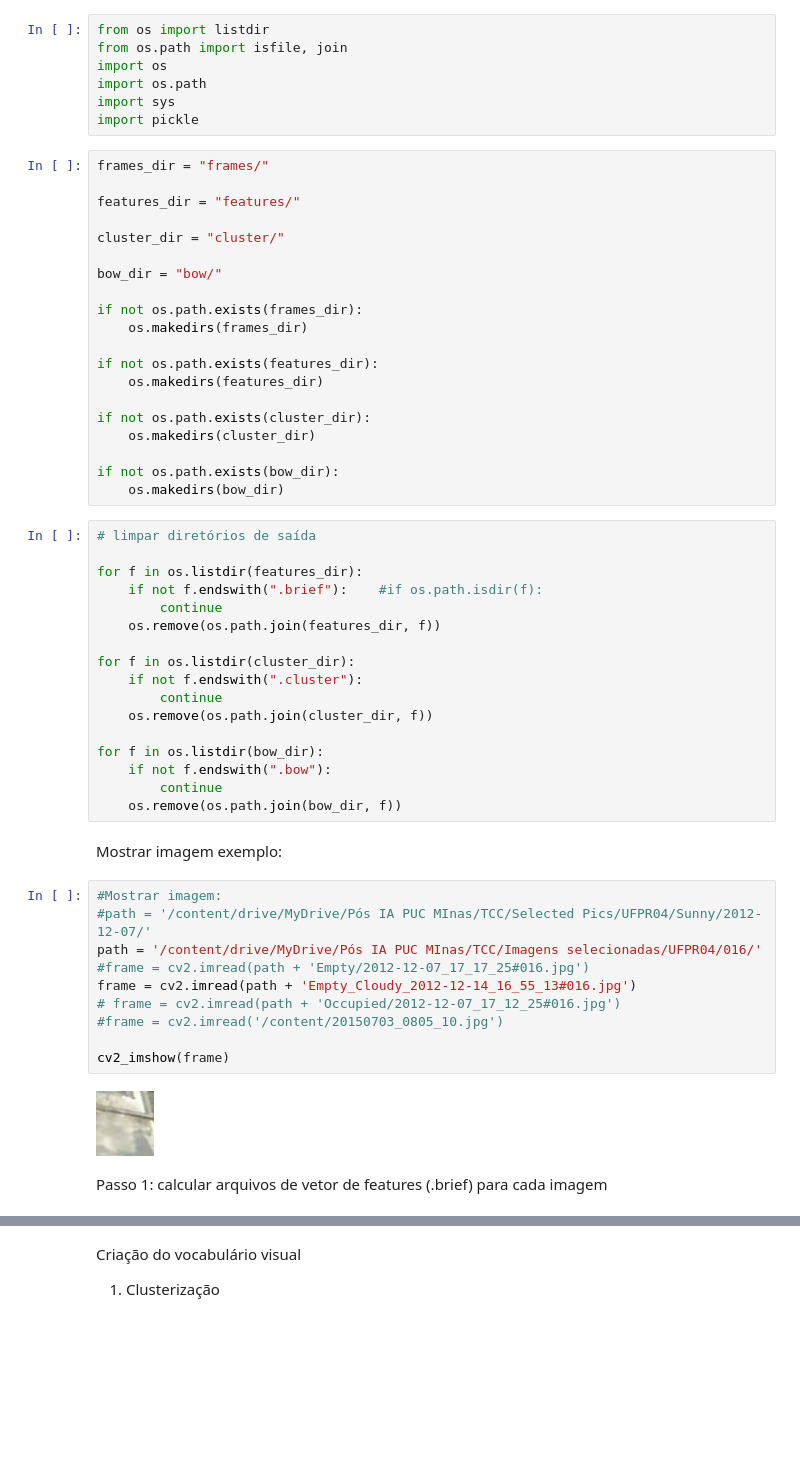
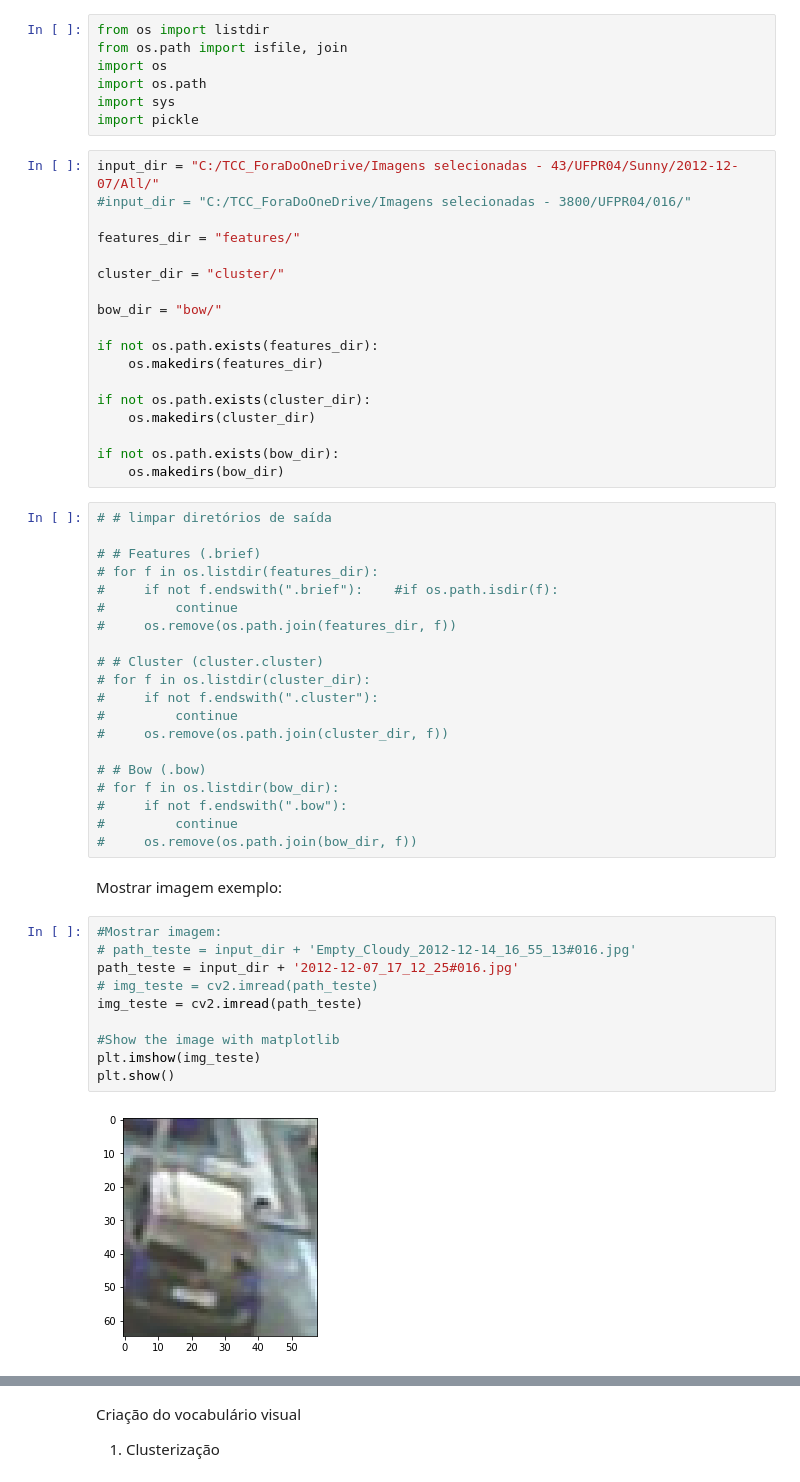
Before and after one commit to albs-br/tcc-machine-vision, a Jupyter notebook: TCC_teste_1.ipynb, the cells around one changed output, grey strips where cells are left out. Cells and saved outputs as stored; diff of their text form; blank space fills up the shorter version.

```diff
--- a/TCC_teste_1.ipynb
+++ b/TCC_teste_1.ipynb
@@ -18,16 +26,14 @@ import os.path
 import sys
 import pickle
 # %%
-frames_dir = "frames/"
+input_dir = "C:/TCC_ForaDoOneDrive/Imagens selecionadas - 43/UFPR04/Sunny/2012-12-07/All/"
+#input_dir = "C:/TCC_ForaDoOneDrive/Imagens selecionadas - 3800/UFPR04/016/"
 
 features_dir = "features/"
 
 cluster_dir = "cluster/"
 
 bow_dir = "bow/"
-
-if not os.path.exists(frames_dir):
-    os.makedirs(frames_dir)
 
 if not os.path.exists(features_dir):
     os.makedirs(features_dir)
@@ -38,35 +44,36 @@ if not os.path.exists(cluster_dir):
 if not os.path.exists(bow_dir):
     os.makedirs(bow_dir)
 # %%
-# limpar diretórios de saída
+# # limpar diretórios de saída
 
-for f in os.listdir(features_dir):
-    if not f.endswith(".brief"):    #if os.path.isdir(f):
-        continue
-    os.remove(os.path.join(features_dir, f))
+# # Features (.brief)
+# for f in os.listdir(features_dir):
+#     if not f.endswith(".brief"):    #if os.path.isdir(f):
+#         continue
+#     os.remove(os.path.join(features_dir, f))
 
-for f in os.listdir(cluster_dir):
-    if not f.endswith(".cluster"):
-        continue
-    os.remove(os.path.join(cluster_dir, f))
+# # Cluster (cluster.cluster)
+# for f in os.listdir(cluster_dir):
+#     if not f.endswith(".cluster"):
+#         continue
+#     os.remove(os.path.join(cluster_dir, f))
 
-for f in os.listdir(bow_dir):
-    if not f.endswith(".bow"):
-        continue
-    os.remove(os.path.join(bow_dir, f))
+# # Bow (.bow)
+# for f in os.listdir(bow_dir):
+#     if not f.endswith(".bow"):
+#         continue
+#     os.remove(os.path.join(bow_dir, f))
 # %% [markdown]
 Mostrar imagem exemplo:
-# %%
-#Mostrar imagem:
-#path = '/content/drive/MyDrive/Pós IA PUC MInas/TCC/Selected Pics/UFPR04/Sunny/2012-12-07/'
-path = '/content/drive/MyDrive/Pós IA PUC MInas/TCC/Imagens selecionadas/UFPR04/016/'
-#frame = cv2.imread(path + 'Empty/2012-12-07_17_17_25#016.jpg')
-frame = cv2.imread(path + 'Empty_Cloudy_2012-12-14_16_55_13#016.jpg')
-# frame = cv2.imread(path + 'Occupied/2012-12-07_17_12_25#016.jpg')
-#frame = cv2.imread('/content/20150703_0805_10.jpg')
-
-cv2_imshow(frame)
-# %% [output]
-[figure, removed]
-# %% [markdown]
-Passo 1: calcular arquivos de vetor de features (.brief) para cada imagem
+# %%
+#Mostrar imagem:
+# path_teste = input_dir + 'Empty_Cloudy_2012-12-14_16_55_13#016.jpg'
+path_teste = input_dir + '2012-12-07_17_12_25#016.jpg'
+# img_teste = cv2.imread(path_teste)
+img_teste = cv2.imread(path_teste)
+
+#Show the image with matplotlib
+plt.imshow(img_teste)
+plt.show()
+# %% [output]
+[figure, added]
```
Also changed, not shown: parts of 13 cells of this notebook, 1 other file.
